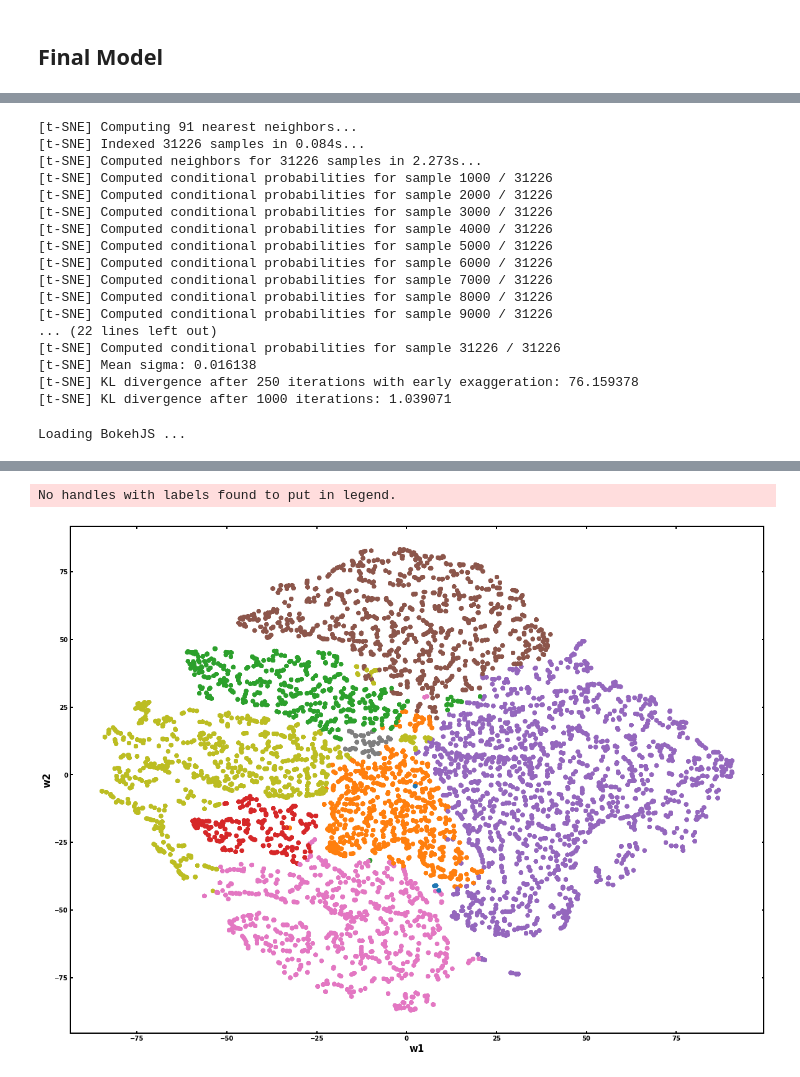
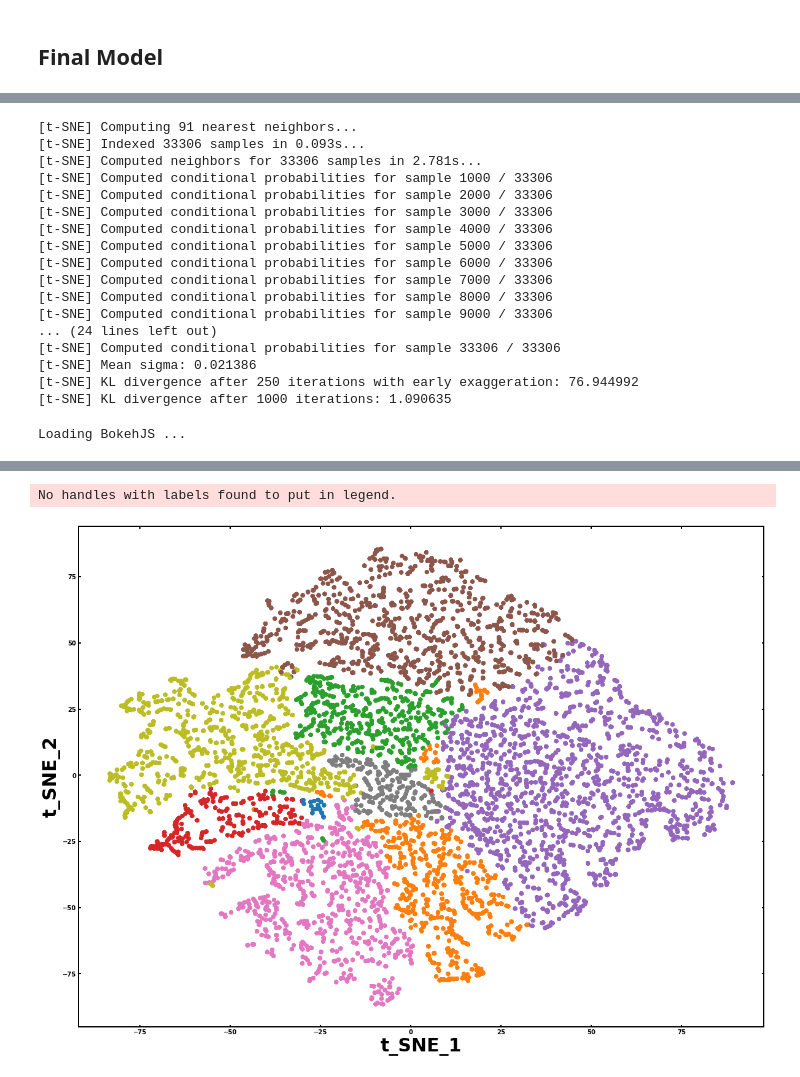
Before and after one commit to avanscholar/Ex_scibert, a Jupyter notebook: Abstract/Abstract_LDA.ipynb, the cells around one changed output, grey strips where cells are left out. Cells and saved outputs as stored; diff of their text form; code cells hidden in the pictures.

```diff
--- a/Abstract/Abstract_LDA.ipynb
+++ b/Abstract/Abstract_LDA.ipynb
@@ -486,6 +477,8 @@ Name: 222, dtype: object
 # %% [markdown]
 ## Final Model
 # %%
+import random
+random.seed(0)
 lda_model = gensim.models.LdaMulticore(corpus=corpus,
                                            id2word=id2word,
                                            num_topics=9,
@@ -493,4 +486,4 @@ lda_model = gensim.models.LdaMulticore(corpus=corpus,
                                            chunksize=100,
                                            passes=10,
                                            alpha=0.61,
-                                           eta=0.61)
+                                           eta=0.31)
@@ -662,0 +727,9 @@ sent_topics_sorteddf_mallet.head(12)
+# %%
+#most dominant topic for each document
+doc_lda = lda_model[corpus]
+
+corpus_topics = [sorted(topics, key=lambda record: -record[1])[0] for topics in doc_lda]
+topics = [[(term, round(wt, 3)) for term, wt in lda_model.show_topic(n, topn=50)] for n in range(0, lda_model.num_topics)]
+
+topics_df = pd.DataFrame([[term for term, wt in topic] for topic in topics], columns = ['Term'+str(i) for i in range(1, 51)], index=['Topic '+str(t) for t in range(1, lda_model.num_topics+1)]).T
+topics_df.head()
@@ -662,0 +743,5 @@ sent_topics_sorteddf_mallet.head(12)
+# %%
+# column width
+pd.set_option('display.max_colwidth', -1)
+topics_df = pd.DataFrame([', '.join([term for term, wt in topic]) for topic in topics], columns = ['Terms per Topic'], index=['Topic'+str(t) for t in range(1, lda_model.num_topics+1)] )
+topics_df
@@ -662,0 +803,20 @@ sent_topics_sorteddf_mallet.head(12)
+# %%
+#Visualizing with word clouds
+from wordcloud import WordCloud
+#wordcloud object
+wc = WordCloud(background_color="white", colormap="Dark2", max_font_size=150, random_state=42)
+
+#figure size
+plt.rcParams['figure.figsize'] = [20, 15]
+
+#subplots for each topic
+for i in range(9):
+
+    wc.generate(text=topics_df["Terms per Topic"][i])
+
+    plt.subplot(3, 3, i+1)
+    plt.imshow(wc, interpolation="bilinear")
+    plt.axis("off")
+    plt.title(topics_df.index[i])
+
+plt.show()
@@ -701,50 +863,50 @@ tsne_lda = tsne_model.fit_transform(arr)
 
 # Plot the Topic Clusters using Bokeh
 output_notebook()
 n_topics = 9
 mycolors = np.array([color for name, color in mcolors.TABLEAU_COLORS.items()])
 #plot = figure(title="t-SNE Clustering of {} LDA Topics".format(n_topics), plot_width=900, plot_height=700)
+
 plt.scatter(x=tsne_lda[:,0], y=tsne_lda[:,1], color=mycolors[topic_num])
 
-
-plt.xlabel('w1',fontweight='bold', fontsize=15)
-plt.ylabel('w2',fontweight='bold', fontsize=15)
+plt.xlabel('t_SNE_1',fontweight='bold', fontsize= 30)
+plt.ylabel('t_SNE_2',fontweight='bold', fontsize=30)
 
 plt.rcParams['axes.linewidth'] = 2
 
 plt.tick_params(axis="x", direction="in",width=2)
 plt.tick_params(axis="y", direction="in", width=2)
 
 rc('font', weight='bold')
 
 plt.tick_params(bottom=True, top=True, left=True, right=True)
 plt.tick_params(labelbottom=True, labeltop=False, labelleft=True, labelright=False)
 
 #plt.legend(["Topic 1","Topic 2","Topic 3","Topic 4","Topic 5","Topic 6","Topic 7","Topic 8", "Topic 9"], loc='best')
 plt.legend(frameon=False,prop={'weight':'bold',"size":15})
 
 #plt.title('LDA: Topics vs Coherence Score (alpha=0.61, beta=0.61)', fontweight='bold', fontsize=28)
 plt.savefig(r'C:\Users\Admin\OneDrive - IIT Delhi\CPCB\PROF. HARI\data_final\tsne.pdf', dpi=5000)
 plt.show()
 # %% [output]
 [t-SNE] Computing 91 nearest neighbors...
-[t-SNE] Indexed 31226 samples in 0.084s...
-[t-SNE] Computed neighbors for 31226 samples in 2.273s...
-[t-SNE] Computed conditional probabilities for sample 1000 / 31226
-[t-SNE] Computed conditional probabilities for sample 2000 / 31226
-[t-SNE] Computed conditional probabilities for sample 3000 / 31226
-[t-SNE] Computed conditional probabilities for sample 4000 / 31226
-[t-SNE] Computed conditional probabilities for sample 5000 / 31226
-[t-SNE] Computed conditional probabilities for sample 6000 / 31226
-[t-SNE] Computed conditional probabilities for sample 7000 / 31226
-[t-SNE] Computed conditional probabilities for sample 8000 / 31226
-[t-SNE] Computed conditional probabilities for sample 9000 / 31226
-... (22 lines left out)
-[t-SNE] Computed conditional probabilities for sample 31226 / 31226
-[t-SNE] Mean sigma: 0.016138
-[t-SNE] KL divergence after 250 iterations with early exaggeration: 76.159378
-[t-SNE] KL divergence after 1000 iterations: 1.039071
+[t-SNE] Indexed 33306 samples in 0.093s...
+[t-SNE] Computed neighbors for 33306 samples in 2.781s...
+[t-SNE] Computed conditional probabilities for sample 1000 / 33306
+[t-SNE] Computed conditional probabilities for sample 2000 / 33306
+[t-SNE] Computed conditional probabilities for sample 3000 / 33306
+[t-SNE] Computed conditional probabilities for sample 4000 / 33306
+[t-SNE] Computed conditional probabilities for sample 5000 / 33306
+[t-SNE] Computed conditional probabilities for sample 6000 / 33306
+[t-SNE] Computed conditional probabilities for sample 7000 / 33306
+[t-SNE] Computed conditional probabilities for sample 8000 / 33306
+[t-SNE] Computed conditional probabilities for sample 9000 / 33306
+... (24 lines left out)
+[t-SNE] Computed conditional probabilities for sample 33306 / 33306
+[t-SNE] Mean sigma: 0.021386
+[t-SNE] KL divergence after 250 iterations with early exaggeration: 76.944992
+[t-SNE] KL divergence after 1000 iterations: 1.090635
 Loading BokehJS ...
 [interactive output not drawn]
 No handles with labels found to put in legend.
-[figure, old version]
+[figure, new version]
```
Also changed, not shown: parts of 44 cells of this notebook.
